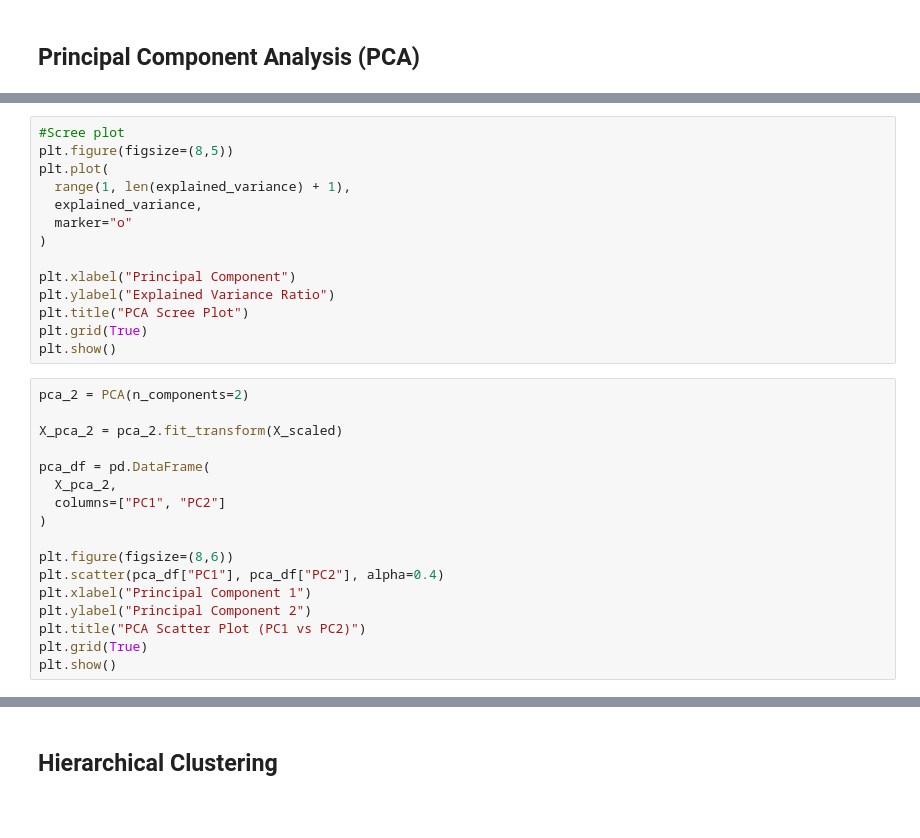
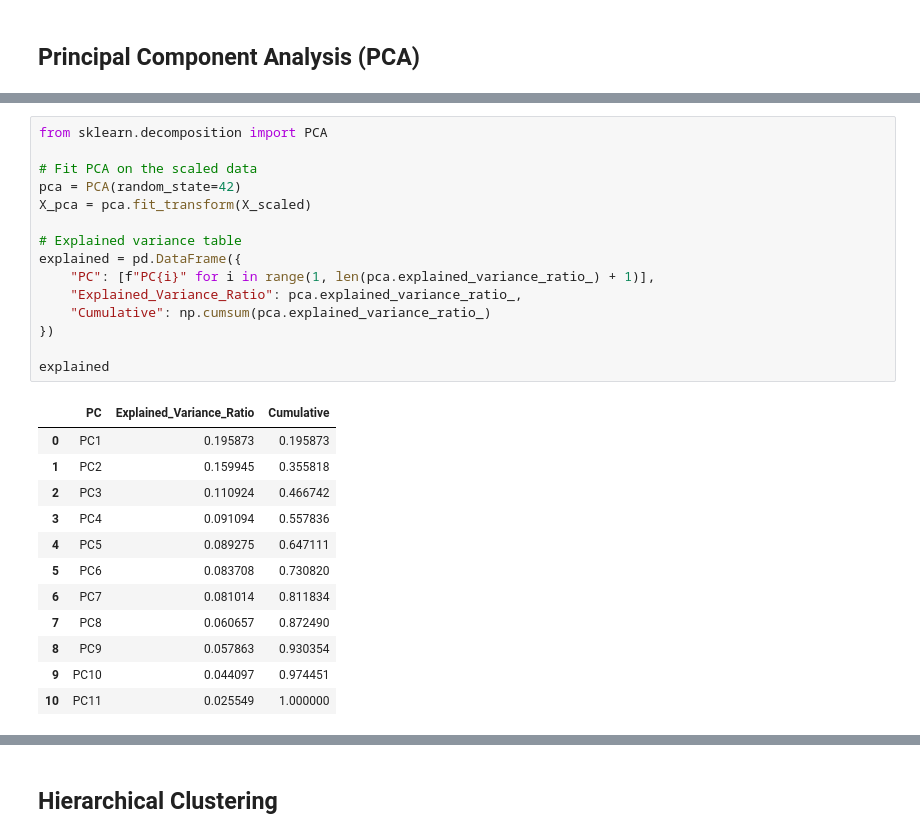
Before and after one commit to Tiana-Coker/customer-segmentation, a Jupyter notebook: notebooks/DMI_2526_Group_39_Notebook.ipynb, the cells around one changed output, grey strips where cells are left out. Drawn from its saved outputs; the diff is of its cells as text; blank space fills up the shorter version.

```diff
--- a/notebooks/DMI_2526_Group_39_Notebook.ipynb
+++ b/notebooks/DMI_2526_Group_39_Notebook.ipynb
@@ -348,31 +331,28 @@ for i in range(10):
-# %%
-#Scree plot
-plt.figure(figsize=(8,5))
-plt.plot(
-  range(1, len(explained_variance) + 1),
-  explained_variance,
-  marker="o"
-)
-
-plt.xlabel("Principal Component")
-plt.ylabel("Explained Variance Ratio")
-plt.title("PCA Scree Plot")
-plt.grid(True)
-plt.show()
-# %%
-pca_2 = PCA(n_components=2)
-
-X_pca_2 = pca_2.fit_transform(X_scaled)
-
-pca_df = pd.DataFrame(
-  X_pca_2,
-  columns=["PC1", "PC2"]
-)
-
-plt.figure(figsize=(8,6))
-plt.scatter(pca_df["PC1"], pca_df["PC2"], alpha=0.4)
-plt.xlabel("Principal Component 1")
-plt.ylabel("Principal Component 2")
-plt.title("PCA Scatter Plot (PC1 vs PC2)")
-plt.grid(True)
-plt.show()
+# %%
+from sklearn.decomposition import PCA
+
+# Fit PCA on the scaled data
+pca = PCA(random_state=42)
+X_pca = pca.fit_transform(X_scaled)
+
+# Explained variance table
+explained = pd.DataFrame({
+    "PC": [f"PC{i}" for i in range(1, len(pca.explained_variance_ratio_) + 1)],
+    "Explained_Variance_Ratio": pca.explained_variance_ratio_,
+    "Cumulative": np.cumsum(pca.explained_variance_ratio_)
+})
+
+explained
+# %% [output]
+|  | PC | Explained_Variance_Ratio | Cumulative |
+| 0 | PC1 | 0.195873 | 0.195873 |
+| 1 | PC2 | 0.159945 | 0.355818 |
+| 2 | PC3 | 0.110924 | 0.466742 |
+| 3 | PC4 | 0.091094 | 0.557836 |
+| 4 | PC5 | 0.089275 | 0.647111 |
+| 5 | PC6 | 0.083708 | 0.730820 |
+| 6 | PC7 | 0.081014 | 0.811834 |
+| 7 | PC8 | 0.060657 | 0.872490 |
+| 8 | PC9 | 0.057863 | 0.930354 |
+| 9 | PC10 | 0.044097 | 0.974451 |
+| 10 | PC11 | 0.025549 | 1.000000 |
```
Also changed, not shown: parts of 4 cells of this notebook.
